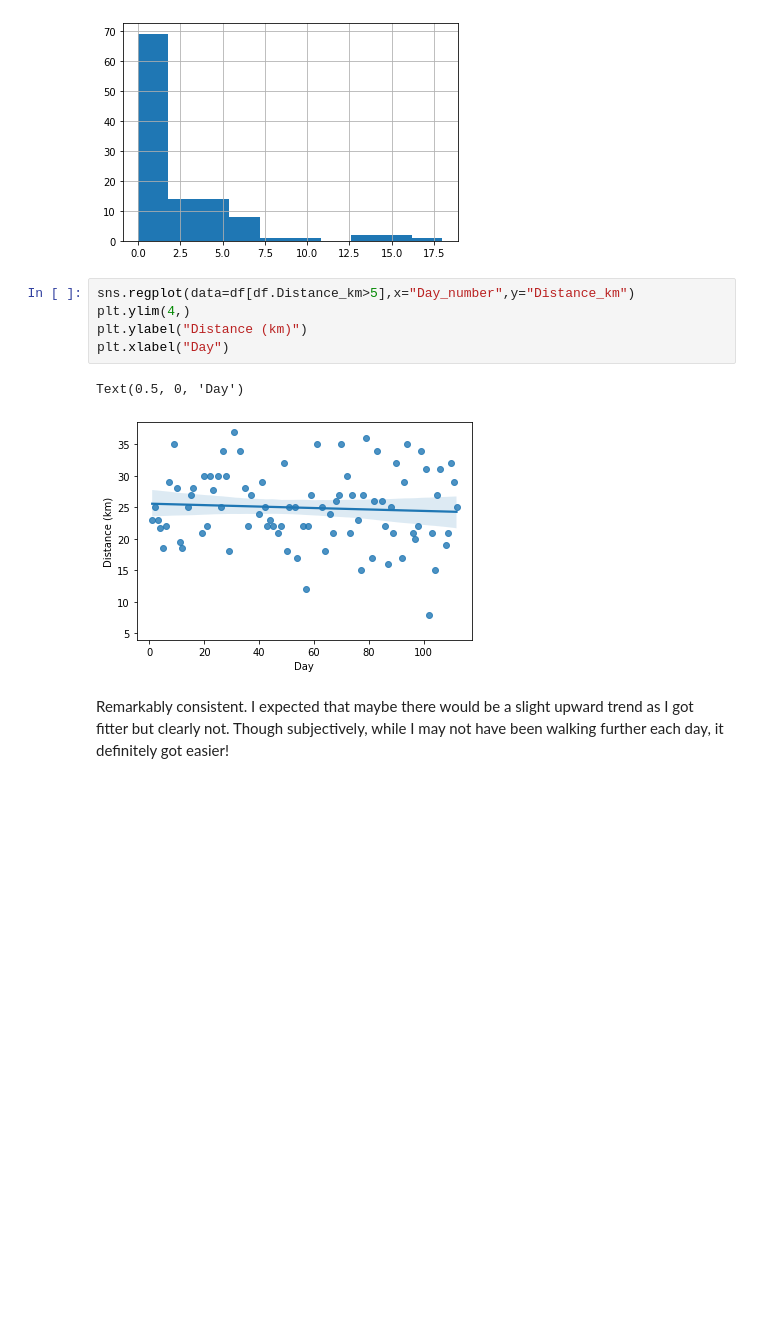
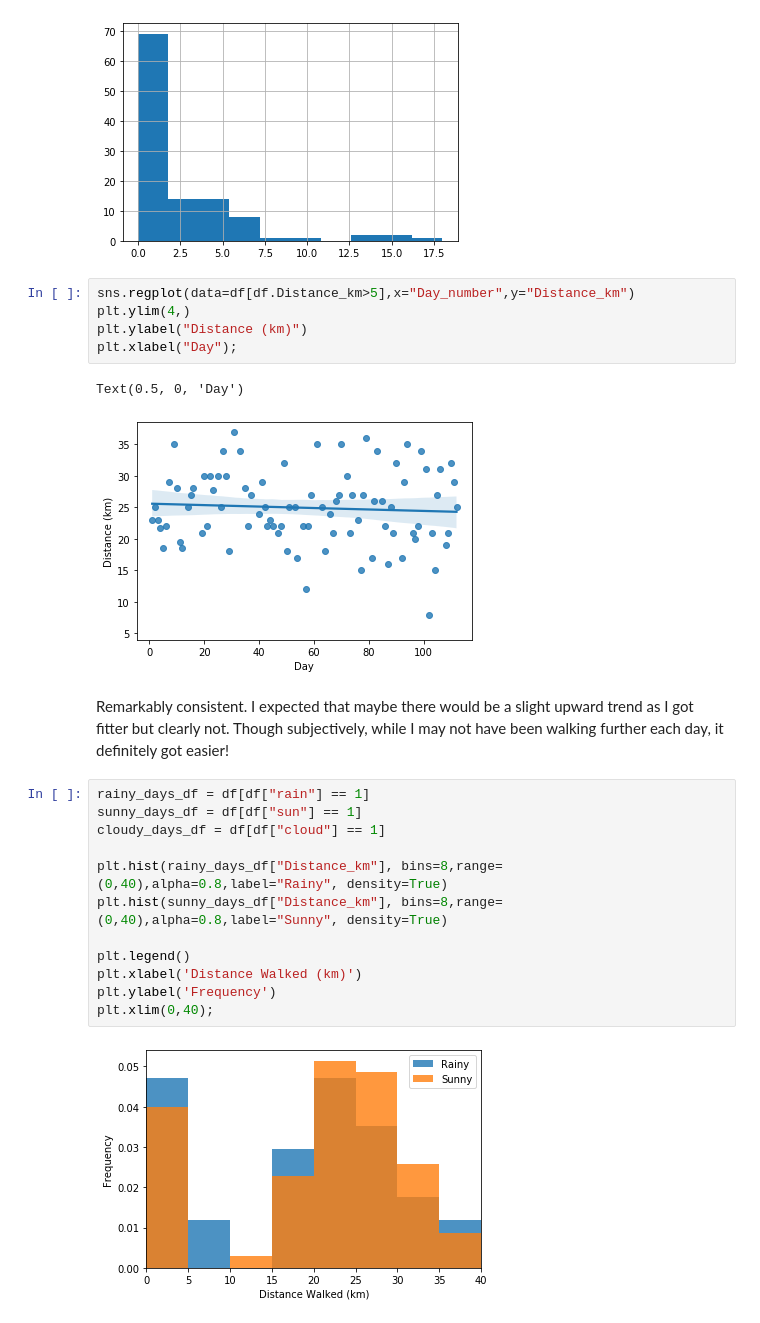
Before and after one commit to EmmaKLofthouse/LEJOG, a Jupyter notebook: lejog.ipynb, the cells around one changed output. Drawn from its saved outputs; the diff is of its cells as text; blank space fills up the shorter version.

Commit message:
playing with more plots

```diff
--- a/lejog.ipynb
+++ b/lejog.ipynb
@@ -181,9 +179,23 @@ df.Stiles.hist()
 sns.regplot(data=df[df.Distance_km>5],x="Day_number",y="Distance_km")
 plt.ylim(4,)
 plt.ylabel("Distance (km)")
-plt.xlabel("Day")
+plt.xlabel("Day");
 # %% [output]
 Text(0.5, 0, 'Day')
 [figure]
 # %% [markdown]
 Remarkably consistent. I expected that maybe there would be a slight upward trend as I got fitter but clearly not. Though subjectively, while I may not have been walking further each day, it definitely got easier!
+# %%
+rainy_days_df = df[df["rain"] == 1]
+sunny_days_df = df[df["sun"] == 1]
+cloudy_days_df = df[df["cloud"] == 1]
+
+plt.hist(rainy_days_df["Distance_km"], bins=8,range=(0,40),alpha=0.8,label="Rainy", density=True)
+plt.hist(sunny_days_df["Distance_km"], bins=8,range=(0,40),alpha=0.8,label="Sunny", density=True)
+
+plt.legend()
+plt.xlabel('Distance Walked (km)')
+plt.ylabel('Frequency')
+plt.xlim(0,40);
+# %% [output]
+[figure, added]
```
Also changed, not shown: parts of 9 cells of this notebook.
